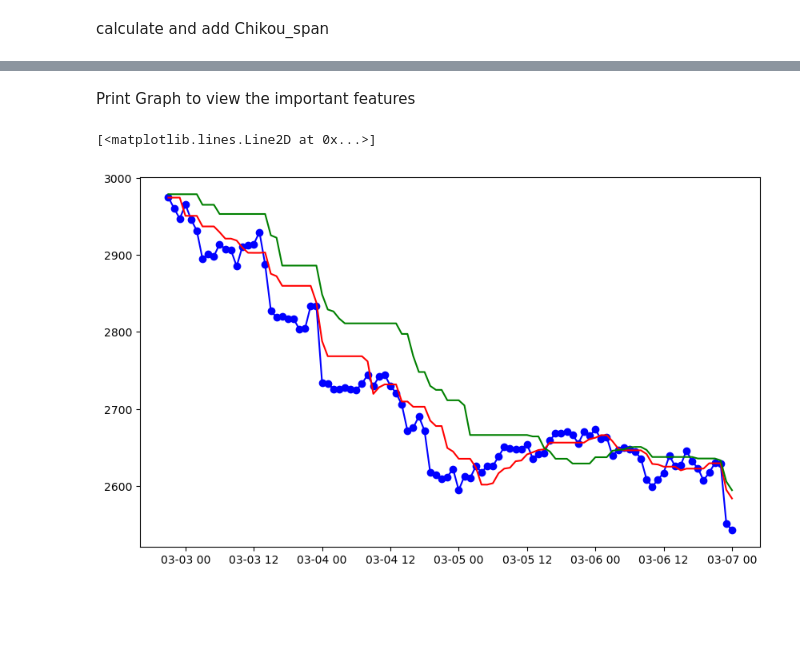
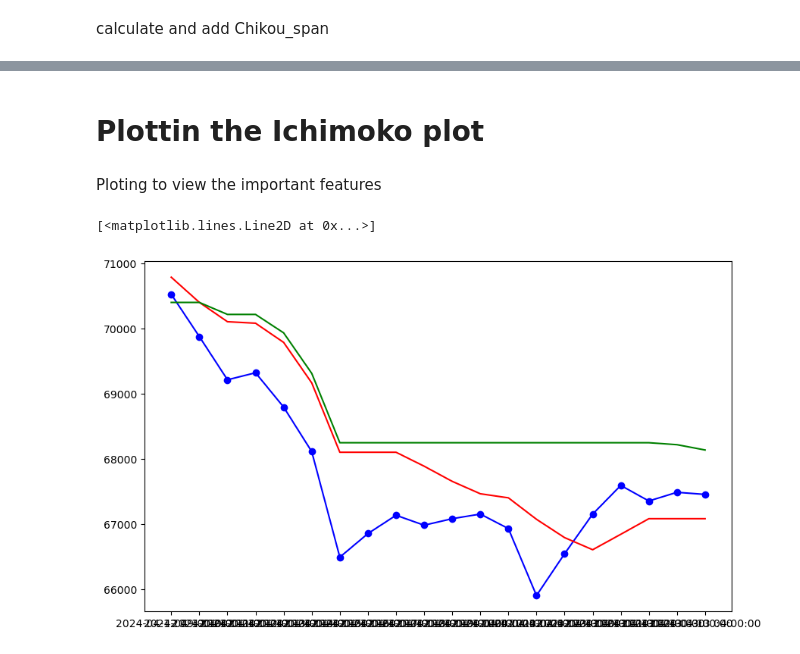
Before and after one commit to pedram6403/INF7225group1, a Jupyter notebook: preparation_data.ipynb, the cells around one changed output, grey strips where cells are left out. Drawn from its saved outputs; the diff is of its cells as text; code cells hidden in the pictures; blank space fills up the shorter version.

```diff
--- a/preparation_data.ipynb
+++ b/preparation_data.ipynb
@@ -134,8 +176,8 @@ For analyzing crypto curencies we will use Ichimoko Algoritm and for deploying i
 # %% [markdown]
 calculate and add Tenkan_sen
 # %%
-df['Highest'] = df['High'].rolling(window=9).max()
-df['Lowest'] = df['Low'].rolling(window=9).min()
+df['Highest'] = df['high'].rolling(window=9).max()
+df['Lowest'] = df['low'].rolling(window=9).min()
 
 df['Tenkan_sen'] = (df['Highest'] + df['Lowest']) / 2
 
@@ -144,8 +186,8 @@ df.drop(columns=['Lowest'], inplace=True)
 # %% [markdown]
 calculate and add Kijun_sen
 # %%
-df['Highest'] = df['High'].rolling(window=26).max()
-df['Lowest'] = df['Low'].rolling(window=26).min()
+df['Highest'] = df['high'].rolling(window=26).max()
+df['Lowest'] = df['low'].rolling(window=26).min()
 
 
 df['Kijun_sen'] = (df['Highest'] + df['Lowest']) / 2
@@ -154,7 +196,7 @@ df.drop(columns=['Lowest'], inplace=True)
 # %% [markdown]
 calculate and add Chikou_span
 # %%
-df['Chikou_span'] = df['Close'].shift(26)
+df['Chikou_span'] = df['close'].shift(26)
 # %%
 df.head(50)
 # %% [output]
@@ -178,10 +220,14 @@ df.head(50)
+# %% [markdown]
+# Plottin the Ichimoko plot
 # %% [markdown]
-Print Graph to view the important features
+Ploting to view the important features
+# %%
+graph_period = 20
 # %%
 plt.figure(figsize=(10, 6))
-plt.plot(df['datetime'].iloc[-100:], df['Close'].iloc[-100:], marker='o', linestyle='-',color='blue')
-plt.plot(df['datetime'].iloc[-100:], df['Tenkan_sen'].iloc[-100:], linestyle='-',color='red' )
-plt.plot(df['datetime'].iloc[-100:], df['Kijun_sen'].iloc[-100:], linestyle='-',color='green' )
+plt.plot(df['time'].iloc[-graph_period:], df['close'].iloc[-graph_period:], marker='o', linestyle='-',color='blue')
+plt.plot(df['time'].iloc[-graph_period:], df['Tenkan_sen'].iloc[-graph_period:], linestyle='-',color='red' )
+plt.plot(df['time'].iloc[-graph_period:], df['Kijun_sen'].iloc[-graph_period:], linestyle='-',color='green' )
 # %% [output]
 [<matplotlib.lines.Line2D at 0x...>]
-[figure, old version]
+[figure, new version]
```
Also changed, not shown: parts of 28 cells of this notebook, 1 other file.
